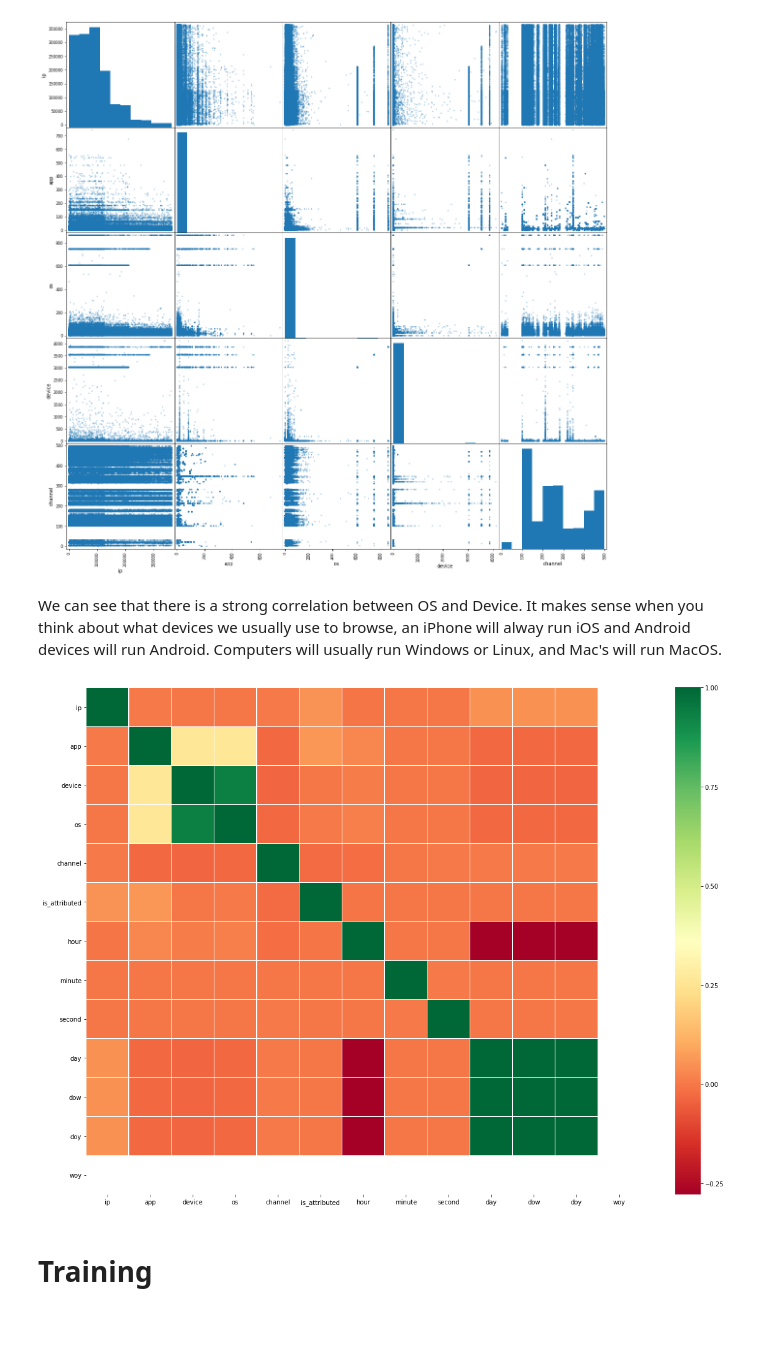
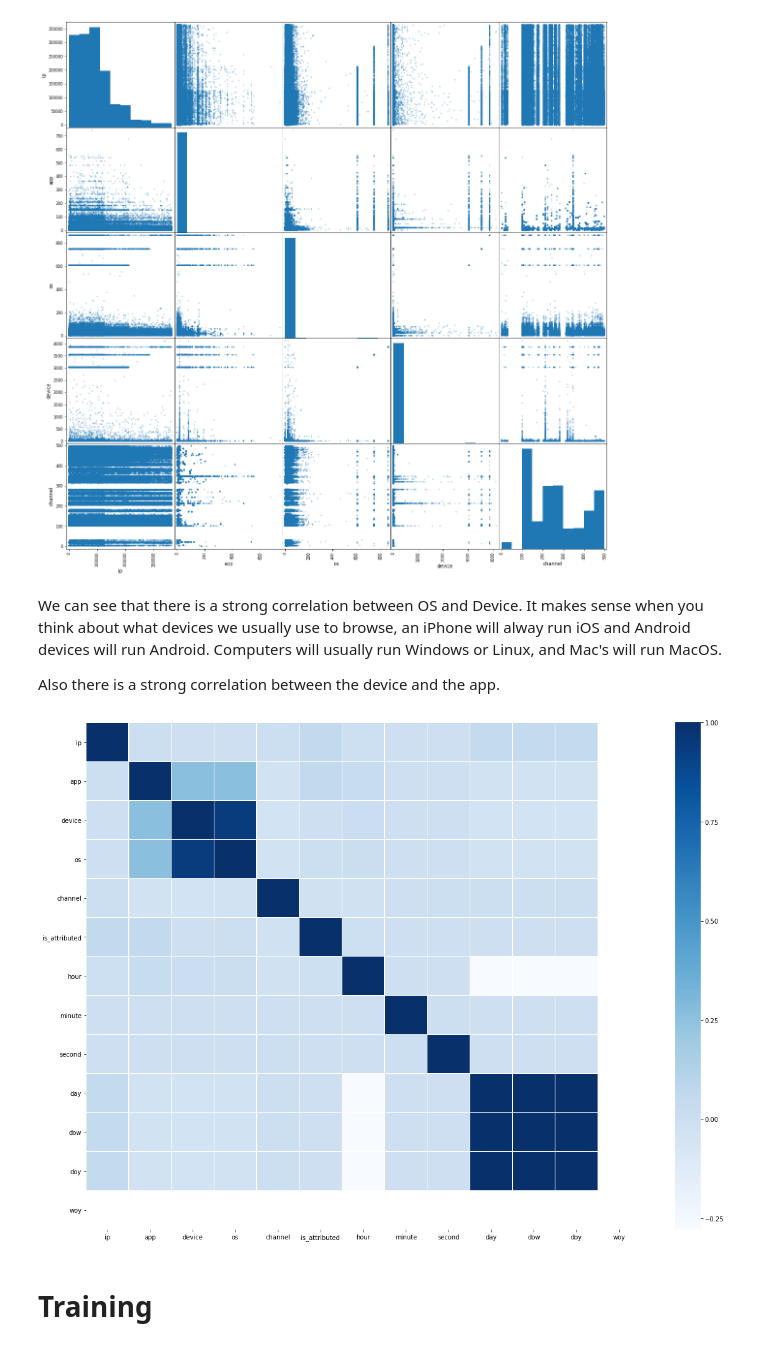
Before and after one commit to 181192/DAT158ML-Oblig02, a Jupyter notebook: Fraud Detection.ipynb, the cells around one changed output. Cells and saved outputs as stored; diff of their text form; code cells hidden in the pictures.

```diff
--- a/Fraud Detection.ipynb
+++ b/Fraud Detection.ipynb
@@ -697,14 +697,16 @@ array([[<matplotlib.axes._subplots.AxesSubplot object at 0x...>,
 [figure]
 # %% [markdown]
 We can see that there is a strong correlation between OS and Device. It makes sense when you think about what devices we usually use to browse, an iPhone will alway run iOS and Android devices will run Android. Computers will usually run Windows or Linux, and Mac's will run MacOS.
+
+Also there is a strong correlation between the device and the app.
 # %%
 import seaborn as sns
 
 plt.figure(figsize=(20, 15))
-sns.heatmap(corr_matrix, annot=False, cmap='RdYlGn', linewidths=0.3)
+sns.heatmap(corr_matrix, annot=False, cmap='Blues', linewidths=0.3)
 plt.show()
 # %% [output]
-[figure, old version]
+[figure, new version]
 # %% [markdown]
 # Training
 # %% [markdown]
```
Also changed, not shown: parts of 26 cells of this notebook.
